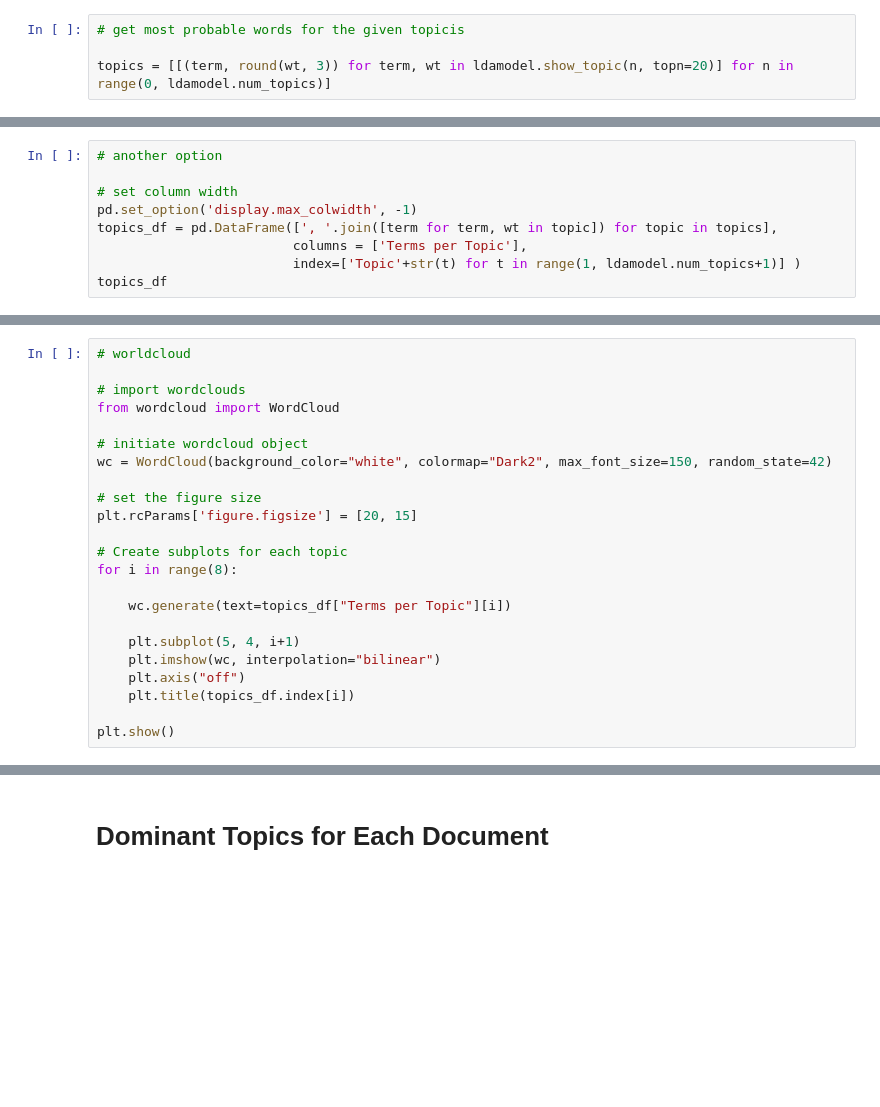
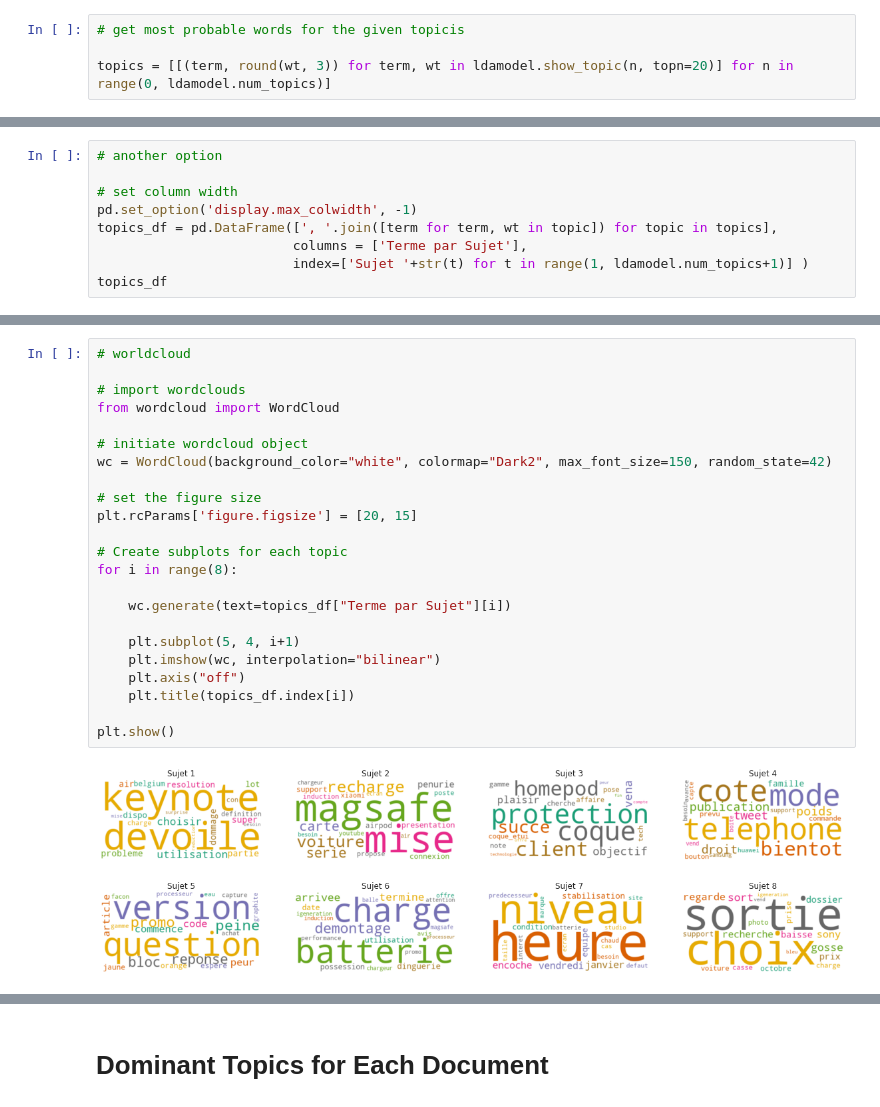
Before and after one commit to younes16morsi/PFE_RIGHTINNOV, a Jupyter notebook: Topic Modeling/[FR]Topic Modeling.ipynb, the cells around one changed output, grey strips where cells are left out. Cells and saved outputs as stored; diff of their text form; blank space fills up the shorter version.

```diff
--- a/Topic Modeling/[FR]Topic Modeling.ipynb
+++ b/Topic Modeling/[FR]Topic Modeling.ipynb
@@ -358,6 +458,6 @@ topics_df.head()
 # set column width
 pd.set_option('display.max_colwidth', -1)
 topics_df = pd.DataFrame([', '.join([term for term, wt in topic]) for topic in topics],
-                         columns = ['Terms per Topic'],
-                         index=['Topic'+str(t) for t in range(1, ldamodel.num_topics+1)] )
+                         columns = ['Terme par Sujet'],
+                         index=['Sujet '+str(t) for t in range(1, ldamodel.num_topics+1)] )
 topics_df
@@ -364,26 +482,28 @@ topics_df
 # %%
 # worldcloud
 
 # import wordclouds
 from wordcloud import WordCloud
 
 # initiate wordcloud object
 wc = WordCloud(background_color="white", colormap="Dark2", max_font_size=150, random_state=42)
 
 # set the figure size
 plt.rcParams['figure.figsize'] = [20, 15]
 
 # Create subplots for each topic
 for i in range(8):
 
-    wc.generate(text=topics_df["Terms per Topic"][i])
+    wc.generate(text=topics_df["Terme par Sujet"][i])
 
     plt.subplot(5, 4, i+1)
     plt.imshow(wc, interpolation="bilinear")
     plt.axis("off")
     plt.title(topics_df.index[i])
 
 plt.show()
+# %% [output]
+[figure, added]
 # %%
 # Visualize the topics
 pyLDAvis.enable_notebook()
```
Also changed, not shown: parts of 38 cells of this notebook, 55 other files.
